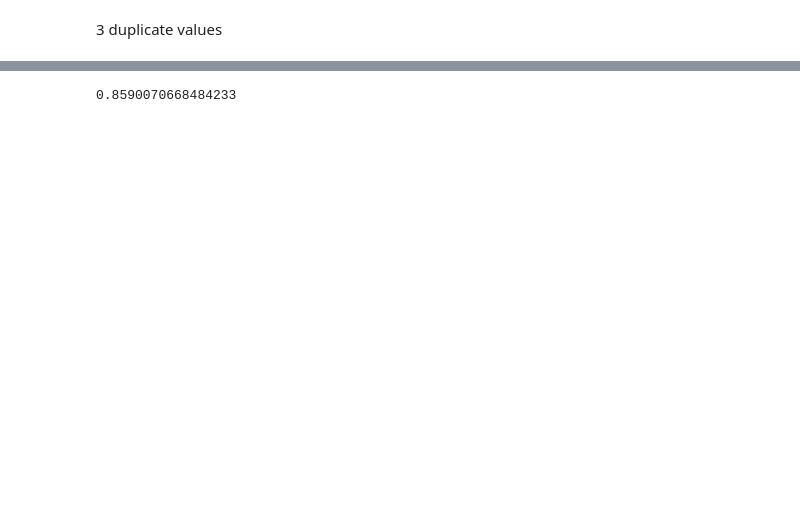
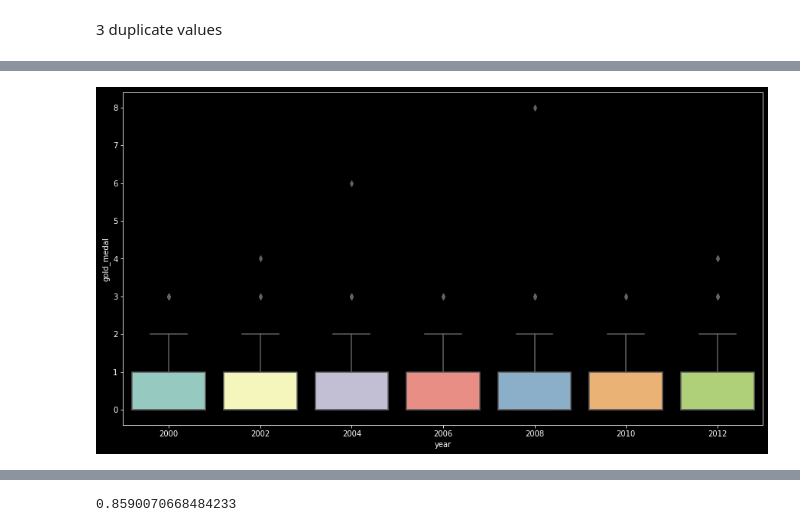
Before and after one commit to goswamimohit/Capstone, a Jupyter notebook: olympic-capstone.ipynb, the cells around one changed output, grey strips where cells are left out. Saved outputs shown, nothing was run; the diff lists cells and outputs as text; code cells hidden in the pictures; blank space fills up the shorter version.

```diff
--- a/olympic-capstone.ipynb
+++ b/olympic-capstone.ipynb
@@ -317,0 +317,6 @@ ax = sns.histplot(x=olympic['age'],kde=True,color="y",stat='percent',bins=5)#his
+# %%
+plt.figure(figsize=(15,8))
+ax = sns.boxplot(y="gold_medal", x="year", data=df1)
+sns.set_style("dark")
+# %% [output]
+[figure, added]
```
Also changed, not shown: parts of 114 cells of this notebook.
